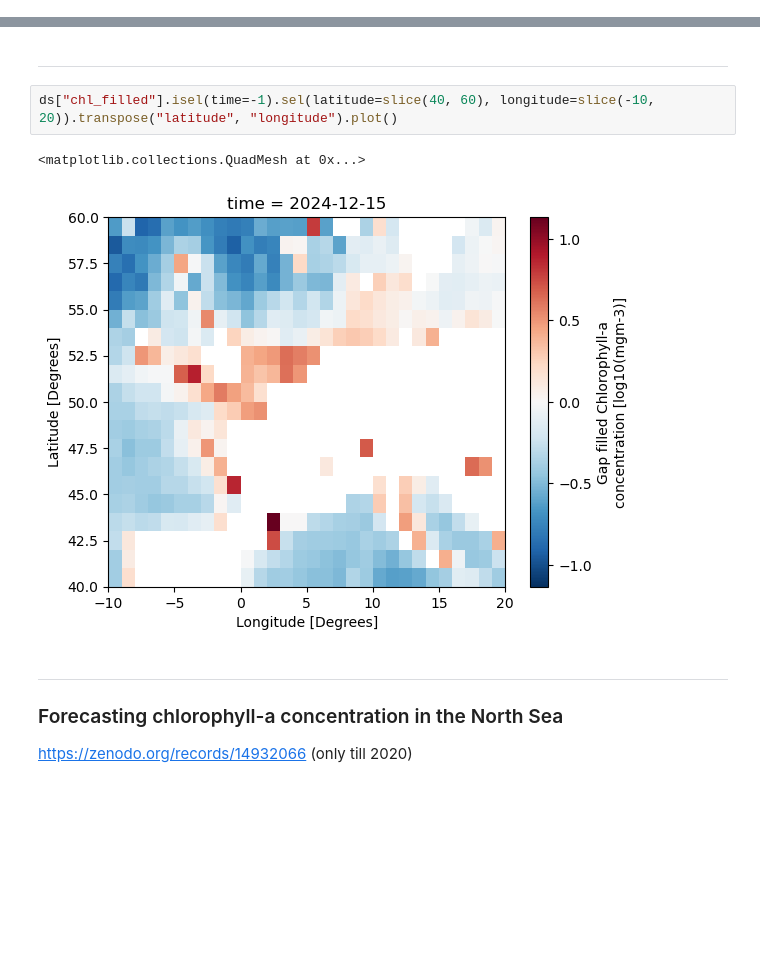
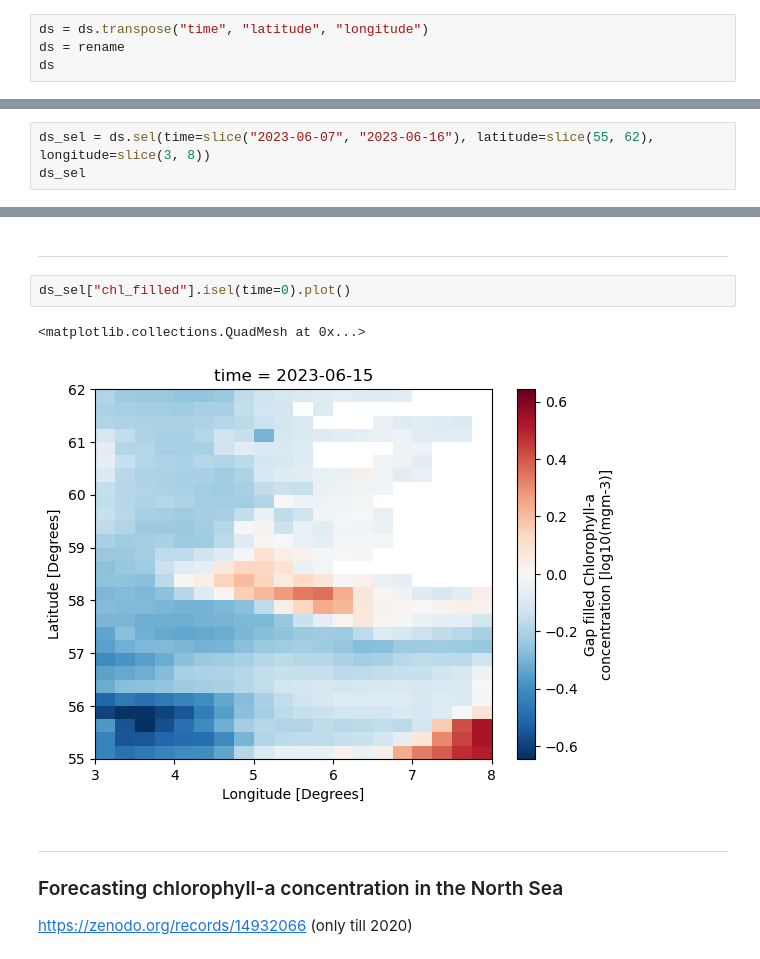
Before and after one commit to xcube-dev/geo_aquawatch_webinar, a Jupyter notebook: dataset_exploration/checkout_zenodo.ipynb, the cells around one changed output, grey strips where cells are left out. Saved outputs shown, nothing was run; the diff lists cells and outputs as text; blank space fills up the shorter version.

```diff
--- a/dataset_exploration/checkout_zenodo.ipynb
+++ b/dataset_exploration/checkout_zenodo.ipynb
@@ -46,3 +46,7 @@ Data variables:
     supporting_manuscript:  Daniel J. Ford, Gemma Kulk, Shubha Sathyendranath...
     code_location:          https://github.com/JamieLab/SCOPE-ArgoChla
     averaging_code:         https://github.com/JamieLab/OceanICU
+# %%
+ds = ds.transpose("time", "latitude", "longitude")
+ds = rename
+ds
@@ -48,0 +71,3 @@ Data variables:
+# %%
+ds_sel = ds.sel(time=slice("2023-06-07", "2023-06-16"), latitude=slice(55, 62), longitude=slice(3, 8))
+ds_sel
@@ -54,10 +97,10 @@ ds["OC-CCI_chlor_a"].isel(time=-1).sel(latitude=slice(40, 60), longitude=slice(-
 # %% [markdown]
 ---
 # %%
-ds["chl_filled"].isel(time=-1).sel(latitude=slice(40, 60), longitude=slice(-10, 20)).transpose("latitude", "longitude").plot()
+ds_sel["chl_filled"].isel(time=0).plot()
 # %% [output]
 <matplotlib.collections.QuadMesh at 0x...>
-[figure, old version]
+[figure, new version]
 # %% [markdown]
 ---
 ### Forecasting chlorophyll-a concentration in the North Sea
```
Also changed, not shown: parts of 6 cells of this notebook, 22 other files.
